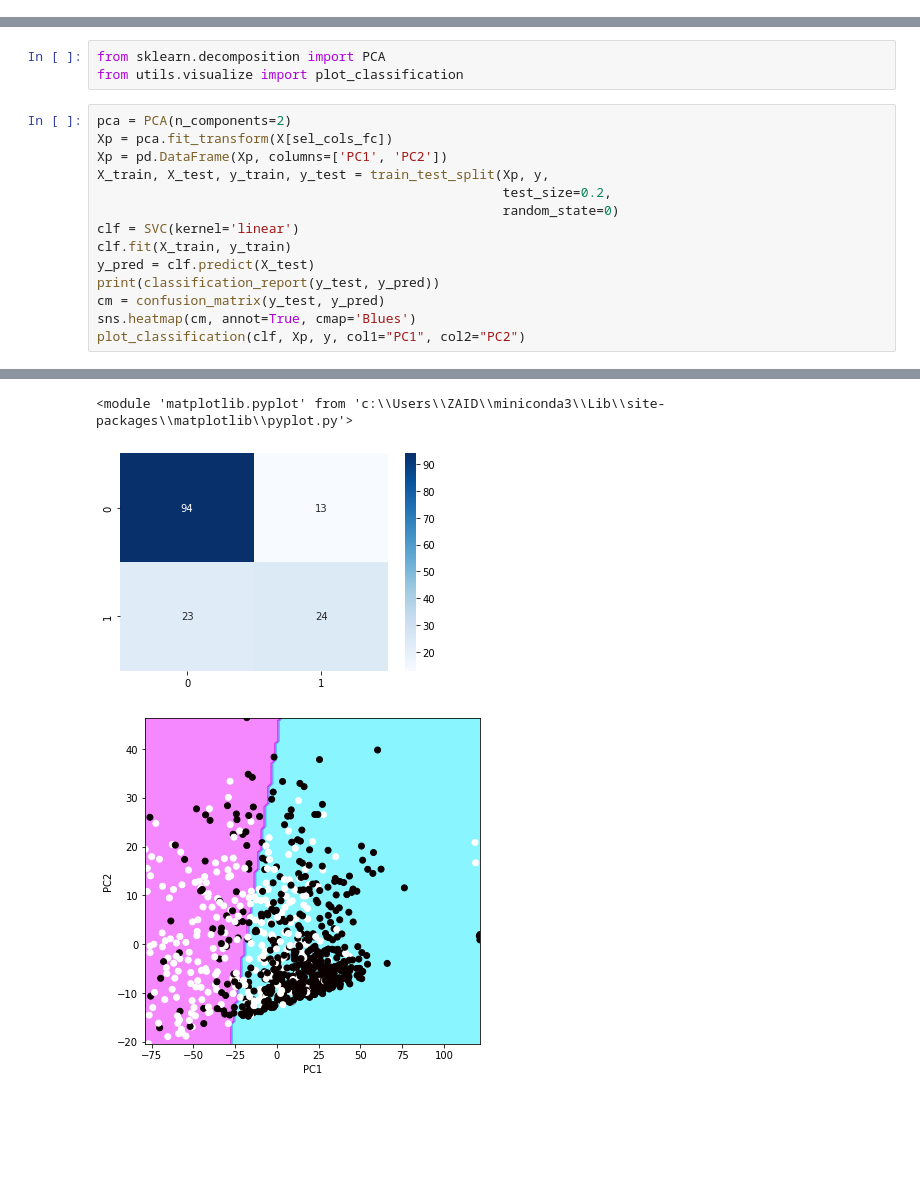
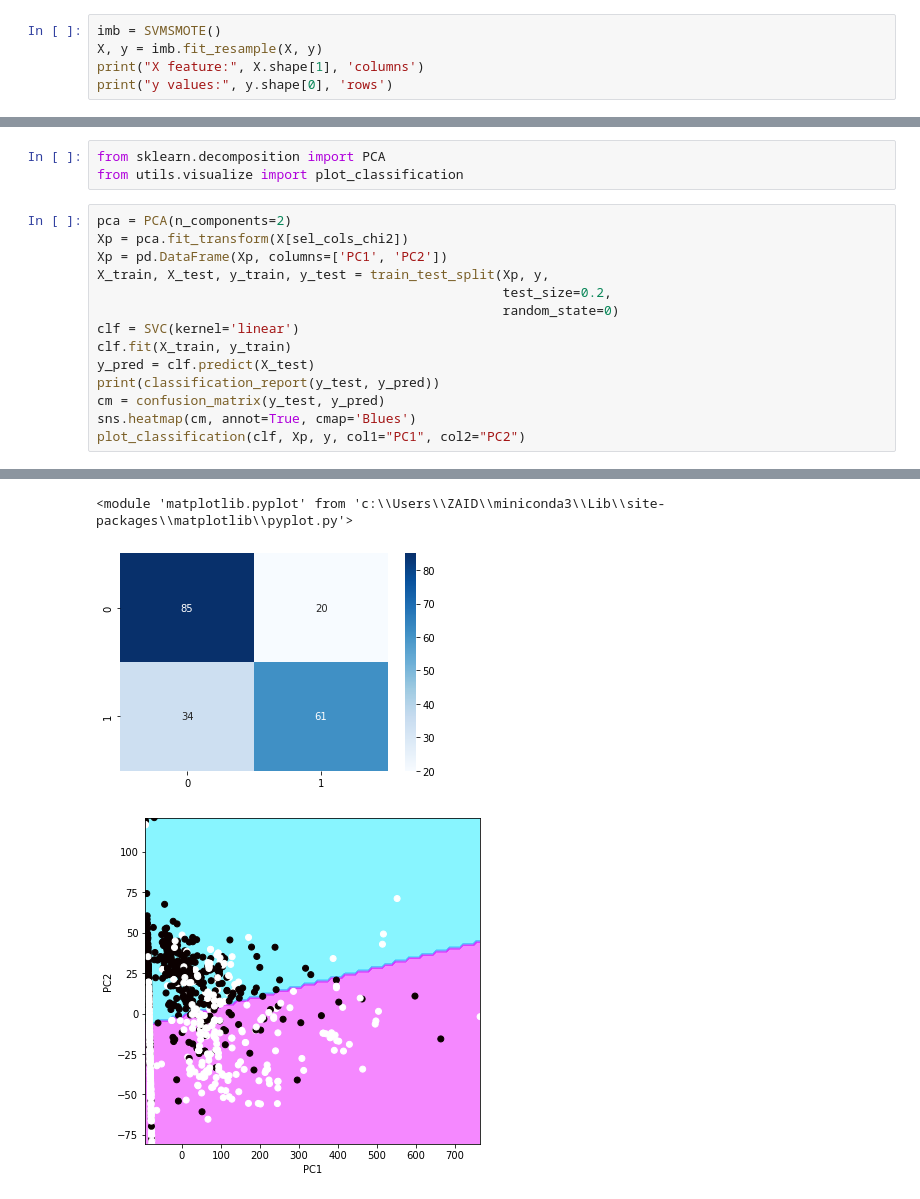
Before and after one commit to digipodium/2023-JUL-ML-200-SS, a Jupyter notebook: Supervised Learning/column_selection.ipynb, the cells around one changed output, grey strips where cells are left out. Drawn from its saved outputs; the diff is of its cells as text; blank space fills up the shorter version.

```diff
--- a/Supervised Learning/column_selection.ipynb
+++ b/Supervised Learning/column_selection.ipynb
@@ -17,0 +22,5 @@ print("y values:", y.shape[0], 'rows')
+# %%
+imb = SVMSMOTE()
+X, y = imb.fit_resample(X, y)
+print("X feature:", X.shape[1], 'columns')
+print("y values:", y.shape[0], 'rows')
@@ -110,7 +120,7 @@ from sklearn.decomposition import PCA
 from utils.visualize import plot_classification
 # %%
 pca = PCA(n_components=2)
-Xp = pca.fit_transform(X[sel_cols_fc])
+Xp = pca.fit_transform(X[sel_cols_chi2])
 Xp = pd.DataFrame(Xp, columns=['PC1', 'PC2'])
 X_train, X_test, y_train, y_test = train_test_split(Xp, y,
                                                     test_size=0.2,
@@ -134,3 +144,3 @@ weighted avg       0.76      0.77      0.76       154
 <module 'matplotlib.pyplot' from 'c:\\Users\\ZAID\\miniconda3\\Lib\\site-packages\\matplotlib\\pyplot.py'>
-[figure, old version]
+[figure, new version]
-[figure, old version]
+[figure, new version]
```
Also changed, not shown: parts of 9 cells of this notebook.
